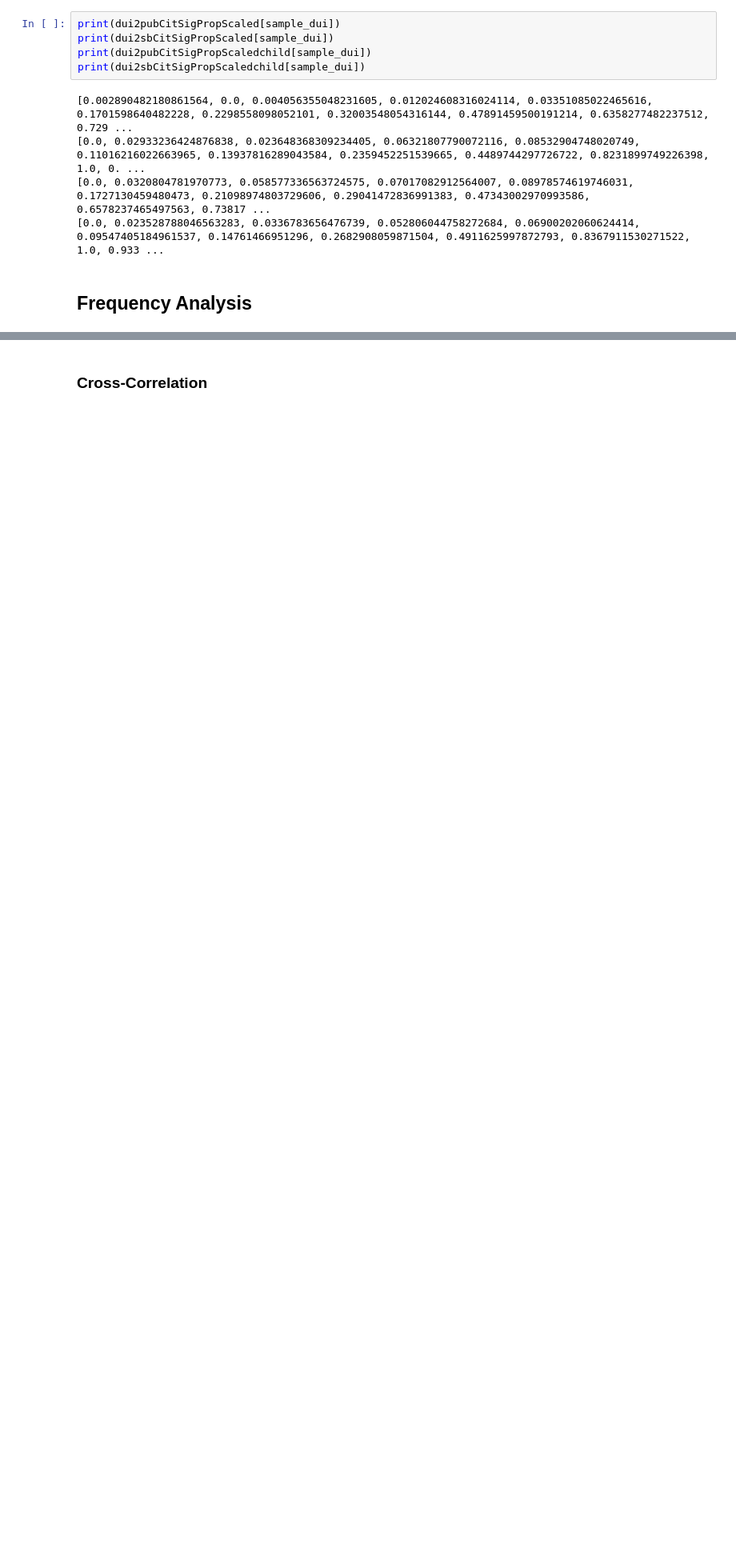
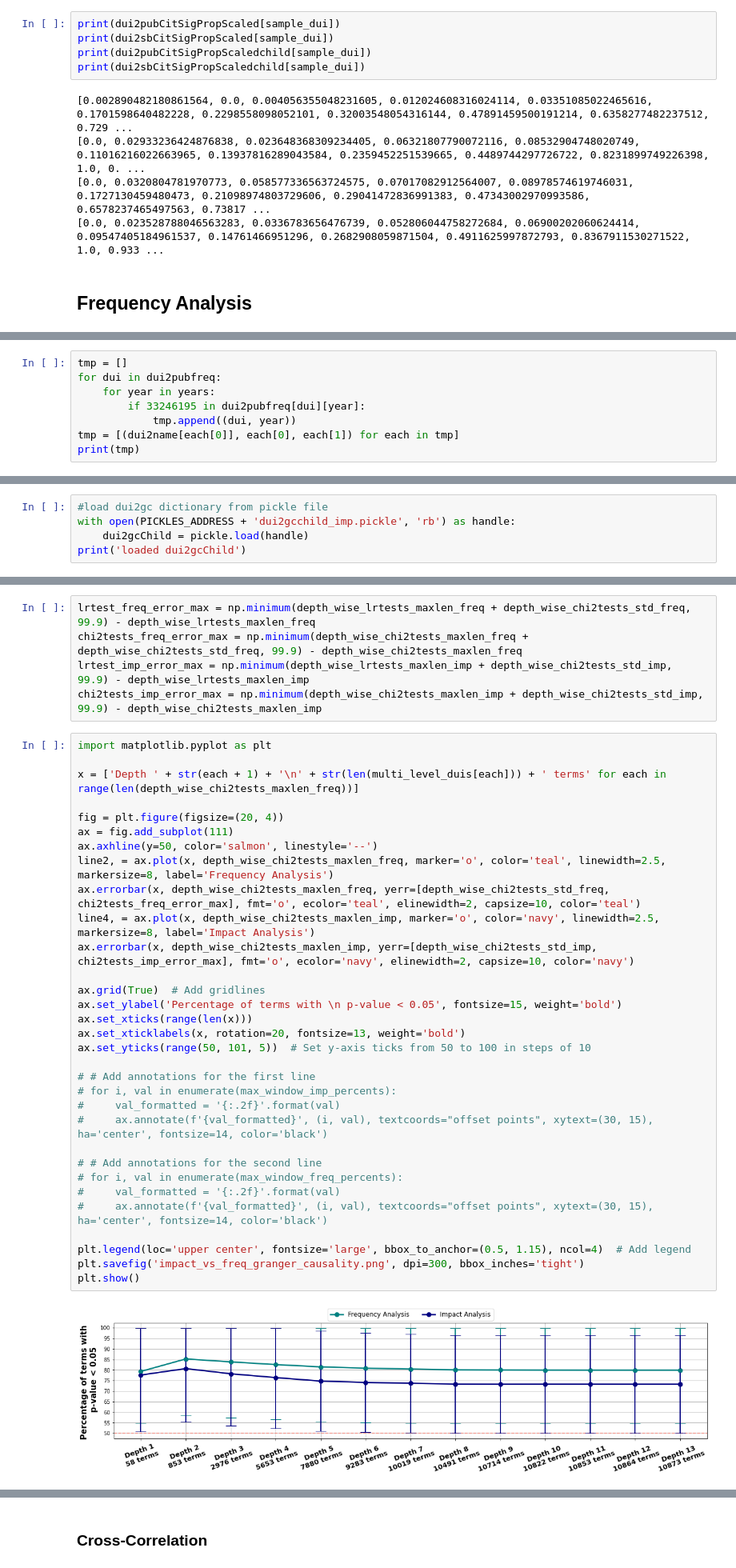
Before and after one commit to HAAIL/science-impacts-industry, a Jupyter notebook: Citation Analysis.ipynb, the cells around one changed output, grey strips where cells are left out. Shown at 80% size. Saved outputs shown, nothing was run; the diff lists cells and outputs as text; blank space fills up the shorter version.

```diff
--- a/Citation Analysis.ipynb
+++ b/Citation Analysis.ipynb
@@ -548,0 +555,8 @@ print(dui2sbCitSigPropScaledchild[sample_dui])
+# %%
+tmp = []
+for dui in dui2pubfreq:
+    for year in years:
+        if 33246195 in dui2pubfreq[dui][year]:
+            tmp.append((dui, year))
+tmp = [(dui2name[each[0]], each[0], each[1]) for each in tmp]
+print(tmp)
@@ -548,0 +620,5 @@ print(dui2sbCitSigPropScaledchild[sample_dui])
+# %%
+#load dui2gc dictionary from pickle file
+with open(PICKLES_ADDRESS + 'dui2gcchild_imp.pickle', 'rb') as handle:
+    dui2gcChild = pickle.load(handle)
+print('loaded dui2gcChild')
@@ -548,0 +744,39 @@ print(dui2sbCitSigPropScaledchild[sample_dui])
+# %%
+lrtest_freq_error_max = np.minimum(depth_wise_lrtests_maxlen_freq + depth_wise_chi2tests_std_freq, 99.9) - depth_wise_lrtests_maxlen_freq
+chi2tests_freq_error_max = np.minimum(depth_wise_chi2tests_maxlen_freq + depth_wise_chi2tests_std_freq, 99.9) - depth_wise_chi2tests_maxlen_freq
+lrtest_imp_error_max = np.minimum(depth_wise_lrtests_maxlen_imp + depth_wise_chi2tests_std_imp, 99.9) - depth_wise_lrtests_maxlen_imp
+chi2tests_imp_error_max = np.minimum(depth_wise_chi2tests_maxlen_imp + depth_wise_chi2tests_std_imp, 99.9) - depth_wise_chi2tests_maxlen_imp
+# %%
+import matplotlib.pyplot as plt
+
+x = ['Depth ' + str(each + 1) + '\n' + str(len(multi_level_duis[each])) + ' terms' for each in range(len(depth_wise_chi2tests_maxlen_freq))]
+
+fig = plt.figure(figsize=(20, 4))
+ax = fig.add_subplot(111)
+ax.axhline(y=50, color='salmon', linestyle='--')
+line2, = ax.plot(x, depth_wise_chi2tests_maxlen_freq, marker='o', color='teal', linewidth=2.5, markersize=8, label='Frequency Analysis')
+ax.errorbar(x, depth_wise_chi2tests_maxlen_freq, yerr=[depth_wise_chi2tests_std_freq, chi2tests_freq_error_max], fmt='o', ecolor='teal', elinewidth=2, capsize=10, color='teal')
+line4, = ax.plot(x, depth_wise_chi2tests_maxlen_imp, marker='o', color='navy', linewidth=2.5, markersize=8, label='Impact Analysis')
+ax.errorbar(x, depth_wise_chi2tests_maxlen_imp, yerr=[depth_wise_chi2tests_std_imp, chi2tests_imp_error_max], fmt='o', ecolor='navy', elinewidth=2, capsize=10, color='navy')
+
+ax.grid(True)  # Add gridlines
+ax.set_ylabel('Percentage of terms with \n p-value < 0.05', fontsize=15, weight='bold')
+ax.set_xticks(range(len(x)))
+ax.set_xticklabels(x, rotation=20, fontsize=13, weight='bold')
+ax.set_yticks(range(50, 101, 5))  # Set y-axis ticks from 50 to 100 in steps of 10
+
+# # Add annotations for the first line
+# for i, val in enumerate(max_window_imp_percents):
+#     val_formatted = '{:.2f}'.format(val)
+#     ax.annotate(f'{val_formatted}', (i, val), textcoords="offset points", xytext=(30, 15), ha='center', fontsize=14, color='black')
+
+# # Add annotations for the second line
+# for i, val in enumerate(max_window_freq_percents):
+#     val_formatted = '{:.2f}'.format(val)
+#     ax.annotate(f'{val_formatted}', (i, val), textcoords="offset points", xytext=(30, 15), ha='center', fontsize=14, color='black')
+
+plt.legend(loc='upper center', fontsize='large', bbox_to_anchor=(0.5, 1.15), ncol=4)  # Add legend
+plt.savefig('impact_vs_freq_granger_causality.png', dpi=300, bbox_inches='tight')
+plt.show()
+# %% [output]
+[figure, added]
```
Also changed, not shown: parts of 29 cells of this notebook.
